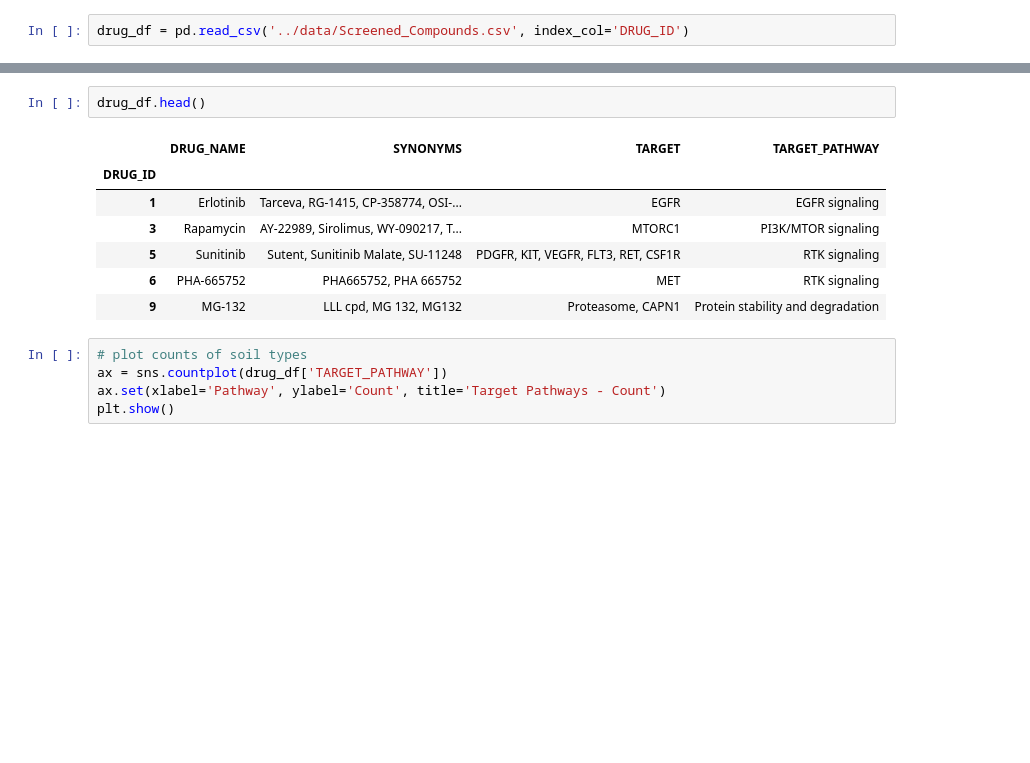
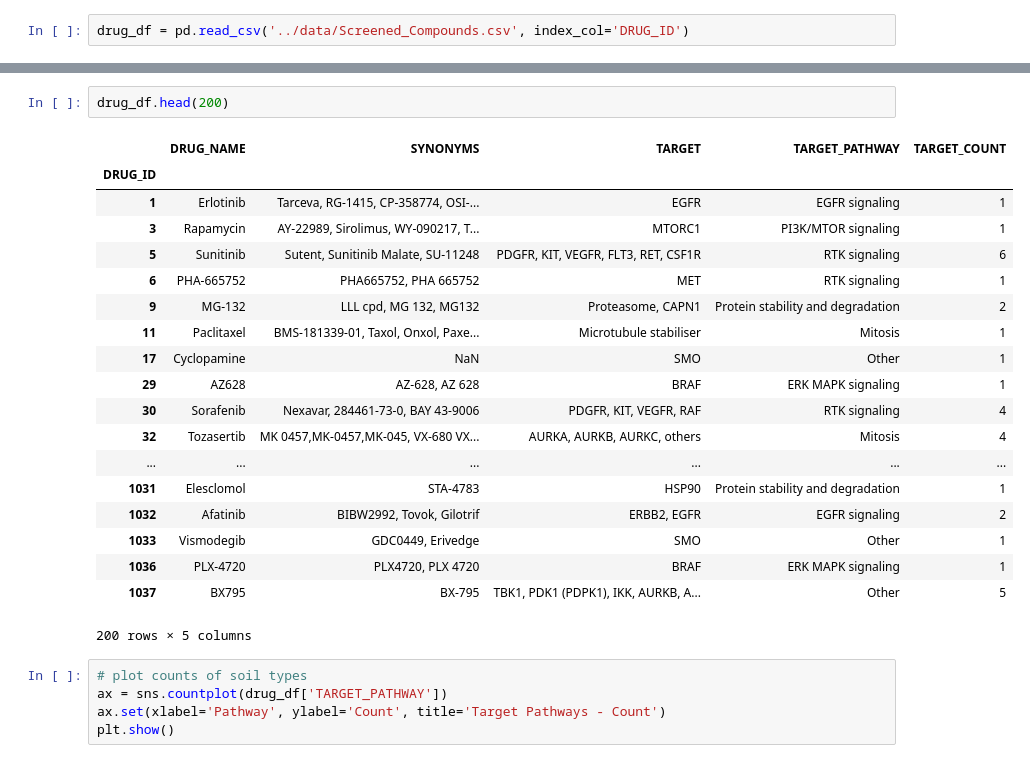
Before and after one commit to esko22/ucb-w210-cap-drug-response, a Jupyter notebook: DrugProfiles/drug_profile_eda.ipynb, the cells around one changed output, grey strips where cells are left out. Drawn from its saved outputs; the diff is of its cells as text; blank space fills up the shorter version.

```diff
--- a/DrugProfiles/drug_profile_eda.ipynb
+++ b/DrugProfiles/drug_profile_eda.ipynb
@@ -16,14 +16,26 @@ drug_df.describe()
 | freq | 2 | 2 | 7 | 47 |
 # %%
-drug_df.head()
+drug_df.head(200)
 # %% [output]
-|  | DRUG_NAME | SYNONYMS | TARGET | TARGET_PATHWAY |
-| DRUG_ID |  |  |  |  |
-| 1 | Erlotinib | Tarceva, RG-1415, CP-358774, OSI-... | EGFR | EGFR signaling |
-| 3 | Rapamycin | AY-22989, Sirolimus, WY-090217, T... | MTORC1 | PI3K/MTOR signaling |
-| 5 | Sunitinib | Sutent, Sunitinib Malate, SU-11248 | PDGFR, KIT, VEGFR, FLT3, RET, CSF1R | RTK signaling |
-| 6 | PHA-665752 | PHA665752, PHA 665752 | MET | RTK signaling |
-| 9 | MG-132 | LLL cpd, MG 132, MG132 | Proteasome, CAPN1 | Protein stability and degradation |
+|  | DRUG_NAME | SYNONYMS | TARGET | TARGET_PATHWAY | TARGET_COUNT |
+| DRUG_ID |  |  |  |  |  |
+| 1 | Erlotinib | Tarceva, RG-1415, CP-358774, OSI-... | EGFR | EGFR signaling | 1 |
+| 3 | Rapamycin | AY-22989, Sirolimus, WY-090217, T... | MTORC1 | PI3K/MTOR signaling | 1 |
+| 5 | Sunitinib | Sutent, Sunitinib Malate, SU-11248 | PDGFR, KIT, VEGFR, FLT3, RET, CSF1R | RTK signaling | 6 |
+| 6 | PHA-665752 | PHA665752, PHA 665752 | MET | RTK signaling | 1 |
+| 9 | MG-132 | LLL cpd, MG 132, MG132 | Proteasome, CAPN1 | Protein stability and degradation | 2 |
+| 11 | Paclitaxel | BMS-181339-01, Taxol, Onxol, Paxe... | Microtubule stabiliser | Mitosis | 1 |
+| 17 | Cyclopamine | NaN | SMO | Other | 1 |
+| 29 | AZ628 | AZ-628, AZ 628 | BRAF | ERK MAPK signaling | 1 |
+| 30 | Sorafenib | Nexavar, 284461-73-0, BAY 43-9006 | PDGFR, KIT, VEGFR, RAF | RTK signaling | 4 |
+| 32 | Tozasertib | MK 0457,MK-0457,MK-045, VX-680 VX... | AURKA, AURKB, AURKC, others | Mitosis | 4 |
+| ... | ... | ... | ... | ... | ... |
+| 1031 | Elesclomol | STA-4783 | HSP90 | Protein stability and degradation | 1 |
+| 1032 | Afatinib | BIBW2992, Tovok, Gilotrif | ERBB2, EGFR | EGFR signaling | 2 |
+| 1033 | Vismodegib | GDC0449, Erivedge | SMO | Other | 1 |
+| 1036 | PLX-4720 | PLX4720, PLX 4720 | BRAF | ERK MAPK signaling | 1 |
+| 1037 | BX795 | BX-795 | TBK1, PDK1 (PDPK1), IKK, AURKB, A... | Other | 5 |
+200 rows × 5 columns
 # %%
 # plot counts of soil types
 ax = sns.countplot(drug_df['TARGET_PATHWAY'])
```
Also changed, not shown: parts of 3 cells of this notebook, 8 other files.
